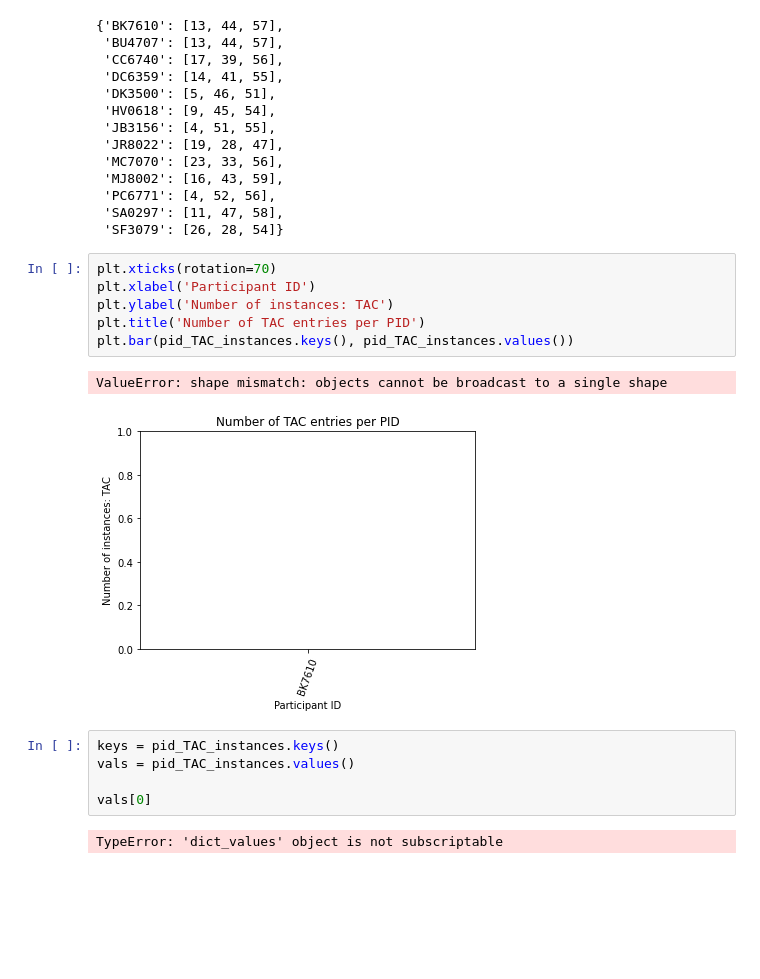
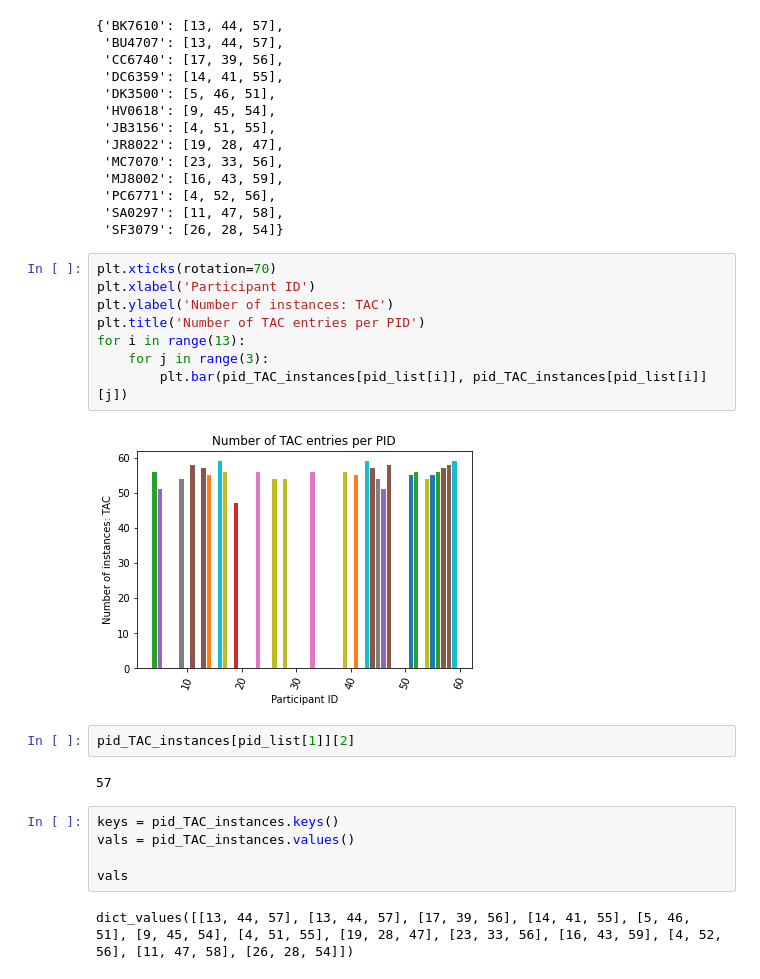
Before and after one commit to gracetang770/Capstone2_Detecting_Heavy_Drinking, a Jupyter notebook: Capstone Two - Data Wrangling - Grace Tang.ipynb, the cells around one changed output. Saved outputs shown, nothing was run; the diff lists cells and outputs as text; blank space fills up the shorter version.

Commit message:
Add Data Wrangling file - in progress
still figuring out how to make bar plot from dictionary with lists as values

```diff
--- a/Capstone Two - Data Wrangling - Grace Tang.ipynb
+++ b/Capstone Two - Data Wrangling - Grace Tang.ipynb
@@ -242,16 +242,21 @@ pid_TAC_instances
 # %%
 plt.xticks(rotation=70)
 plt.xlabel('Participant ID')
 plt.ylabel('Number of instances: TAC')
 plt.title('Number of TAC entries per PID')
-plt.bar(pid_TAC_instances.keys(), pid_TAC_instances.values())
+for i in range(13):
+    for j in range(3):
+        plt.bar(pid_TAC_instances[pid_list[i]], pid_TAC_instances[pid_list[i]][j])
 # %% [output]
-ValueError: shape mismatch: objects cannot be broadcast to a single shape
-[figure, old version]
+[figure, new version]
+# %%
+pid_TAC_instances[pid_list[1]][2]
+# %% [output]
+57
 # %%
 keys = pid_TAC_instances.keys()
 vals = pid_TAC_instances.values()
 
-vals[0]
+vals
 # %% [output]
-TypeError: 'dict_values' object is not subscriptable
+dict_values([[13, 44, 57], [13, 44, 57], [17, 39, 56], [14, 41, 55], [5, 46, 51], [9, 45, 54], [4, 51, 55], [19, 28, 47], [23, 33, 56], [16, 43, 59], [4, 52, 56], [11, 47, 58], [26, 28, 54]])
```
